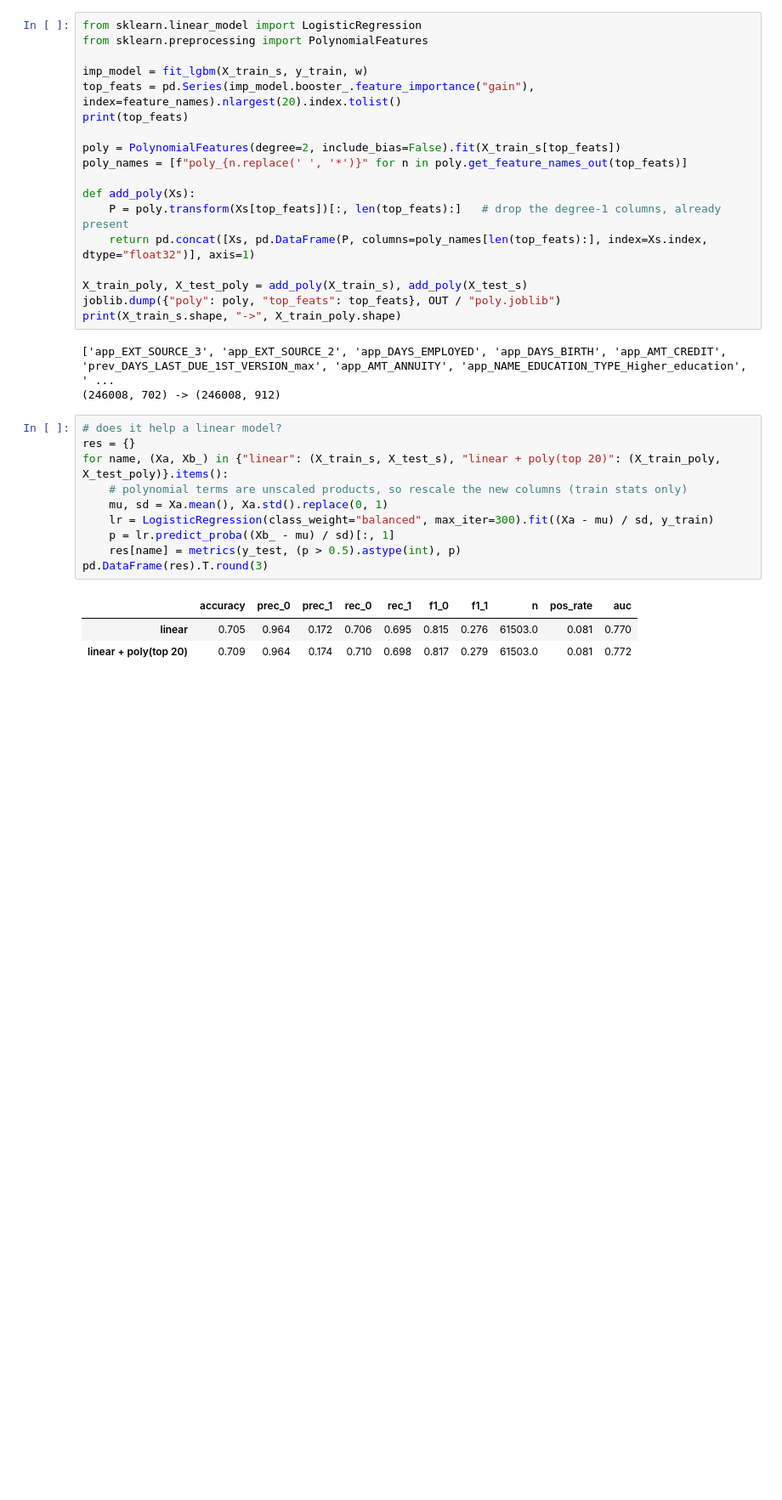
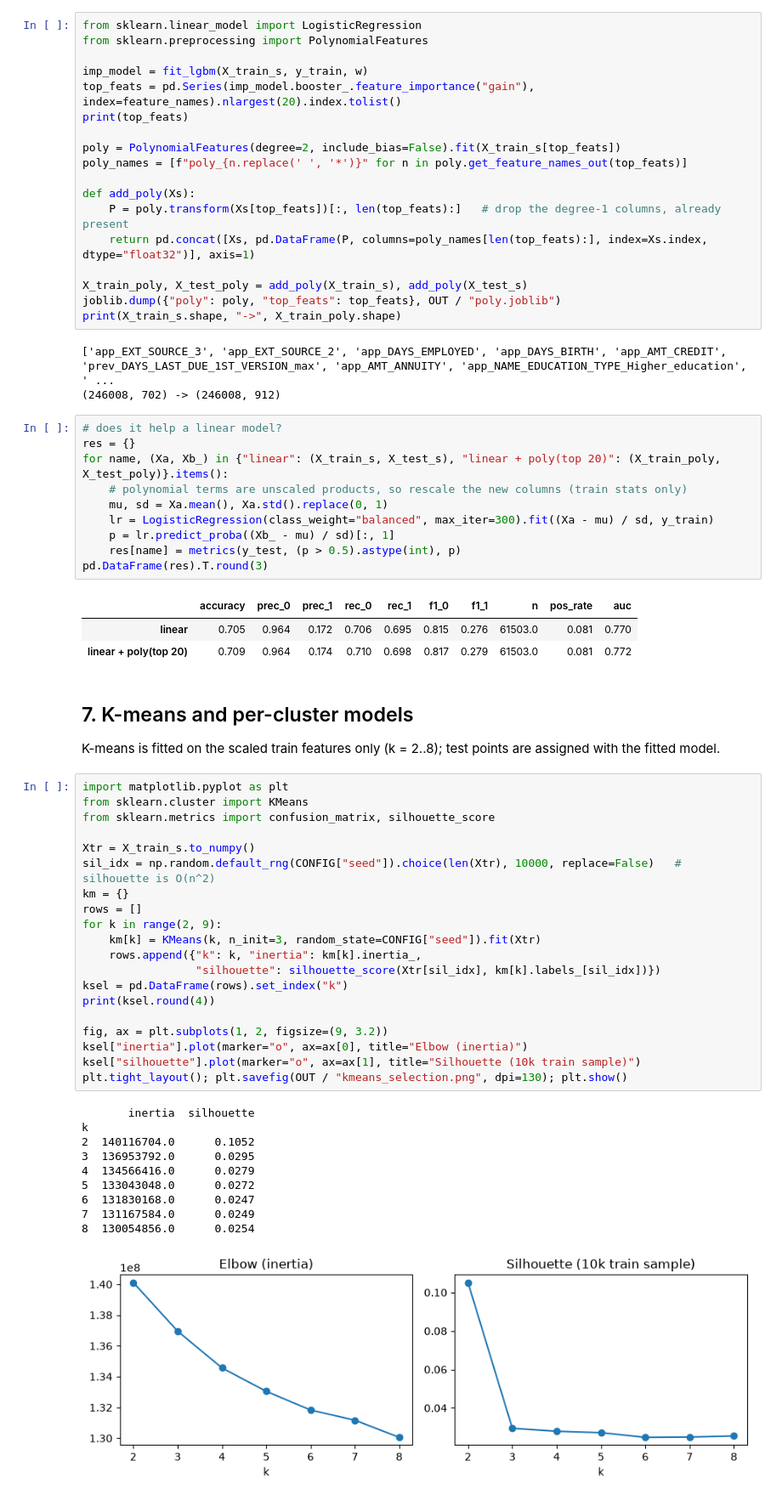
Before and after one commit to SingularityT3/loanliness, a Jupyter notebook: loan_pipeline.ipynb, the cells around one changed output. Shown at 85% size. Drawn from its saved outputs; the diff is of its cells as text; blank space fills up the shorter version.

Commit message:
k-means and per-cluster LightGBM

```diff
--- a/loan_pipeline.ipynb
+++ b/loan_pipeline.ipynb
@@ -431,3 +431,38 @@ pd.DataFrame(res).T.round(3)
 |  | accuracy | prec_0 | prec_1 | rec_0 | rec_1 | f1_0 | f1_1 | n | pos_rate | auc |
 | linear | 0.705 | 0.964 | 0.172 | 0.706 | 0.695 | 0.815 | 0.276 | 61503.0 | 0.081 | 0.770 |
 | linear + poly(top 20) | 0.709 | 0.964 | 0.174 | 0.710 | 0.698 | 0.817 | 0.279 | 61503.0 | 0.081 | 0.772 |
+# %% [markdown]
+## 7. K-means and per-cluster models
+
+K-means is fitted on the scaled train features only (k = 2..8); test points are assigned with the fitted model.
+# %%
+import matplotlib.pyplot as plt
+from sklearn.cluster import KMeans
+from sklearn.metrics import confusion_matrix, silhouette_score
+
+Xtr = X_train_s.to_numpy()
+sil_idx = np.random.default_rng(CONFIG["seed"]).choice(len(Xtr), 10000, replace=False)   # silhouette is O(n^2)
+km = {}
+rows = []
+for k in range(2, 9):
+    km[k] = KMeans(k, n_init=3, random_state=CONFIG["seed"]).fit(Xtr)
+    rows.append({"k": k, "inertia": km[k].inertia_,
+                 "silhouette": silhouette_score(Xtr[sil_idx], km[k].labels_[sil_idx])})
+ksel = pd.DataFrame(rows).set_index("k")
+print(ksel.round(4))
+
+fig, ax = plt.subplots(1, 2, figsize=(9, 3.2))
+ksel["inertia"].plot(marker="o", ax=ax[0], title="Elbow (inertia)")
+ksel["silhouette"].plot(marker="o", ax=ax[1], title="Silhouette (10k train sample)")
+plt.tight_layout(); plt.savefig(OUT / "kmeans_selection.png", dpi=130); plt.show()
+# %% [output]
+       inertia  silhouette
+k
+2  140116704.0      0.1052
+3  136953792.0      0.0295
+4  134566416.0      0.0279
+5  133043048.0      0.0272
+6  131830168.0      0.0247
+7  131167584.0      0.0249
+8  130054856.0      0.0254
+[figure, added]
```
Also changed, not shown: parts of 4 cells of this notebook.
